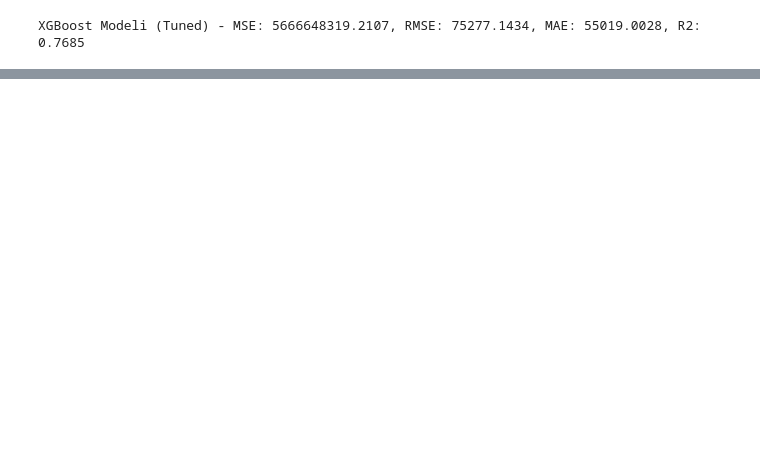
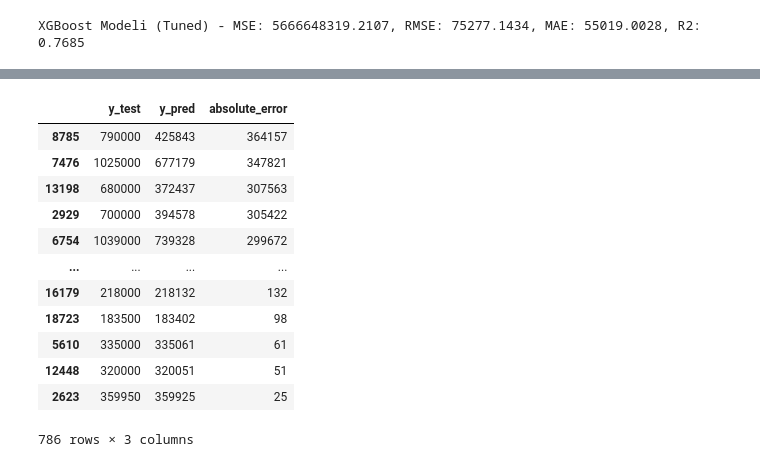
Before and after one commit to onur-tas/house_price_prediction, a Jupyter notebook: durukan/RegressionLast/regression_last.ipynb, the cells around one changed output, grey strips where cells are left out. Saved outputs shown, nothing was run; the diff lists cells and outputs as text; code cells hidden in the pictures; blank space fills up the shorter version.

```diff
--- a/durukan/RegressionLast/regression_last.ipynb
+++ b/durukan/RegressionLast/regression_last.ipynb
@@ -422,0 +466,22 @@ XGBoost Modeli (Tuned) - MSE: 5666648319.2107, RMSE: 75277.1434, MAE: 55019.0028
+# %%
+result_df['absolute_error'] = np.abs(result_df['y_pred'] - result_df['y_test'])
+
+# Sort the DataFrame based on absolute error
+sorted_result_df = result_df.sort_values(by='absolute_error', ascending=False)
+sorted_result_df = sorted_result_df.astype(int)
+
+sorted_result_df
+# %% [output]
+|  | y_test | y_pred | absolute_error |
+| 8785 | 790000 | 425843 | 364157 |
+| 7476 | 1025000 | 677179 | 347821 |
+| 13198 | 680000 | 372437 | 307563 |
+| 2929 | 700000 | 394578 | 305422 |
+| 6754 | 1039000 | 739328 | 299672 |
+| ... | ... | ... | ... |
+| 16179 | 218000 | 218132 | 132 |
+| 18723 | 183500 | 183402 | 98 |
+| 5610 | 335000 | 335061 | 61 |
+| 12448 | 320000 | 320051 | 51 |
+| 2623 | 359950 | 359925 | 25 |
+786 rows × 3 columns
```
Also changed, not shown: parts of 6 cells of this notebook, 17 other files.
